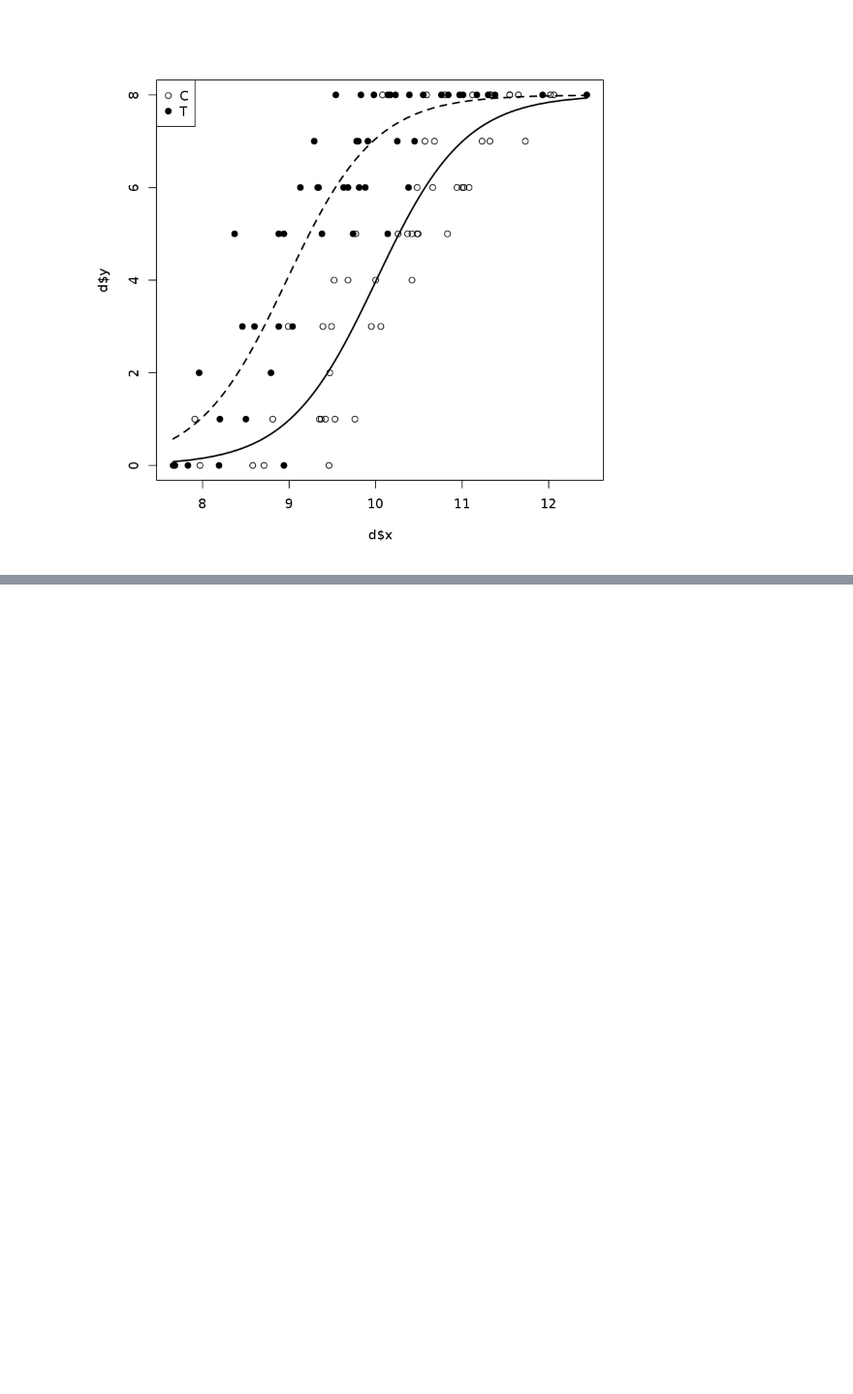
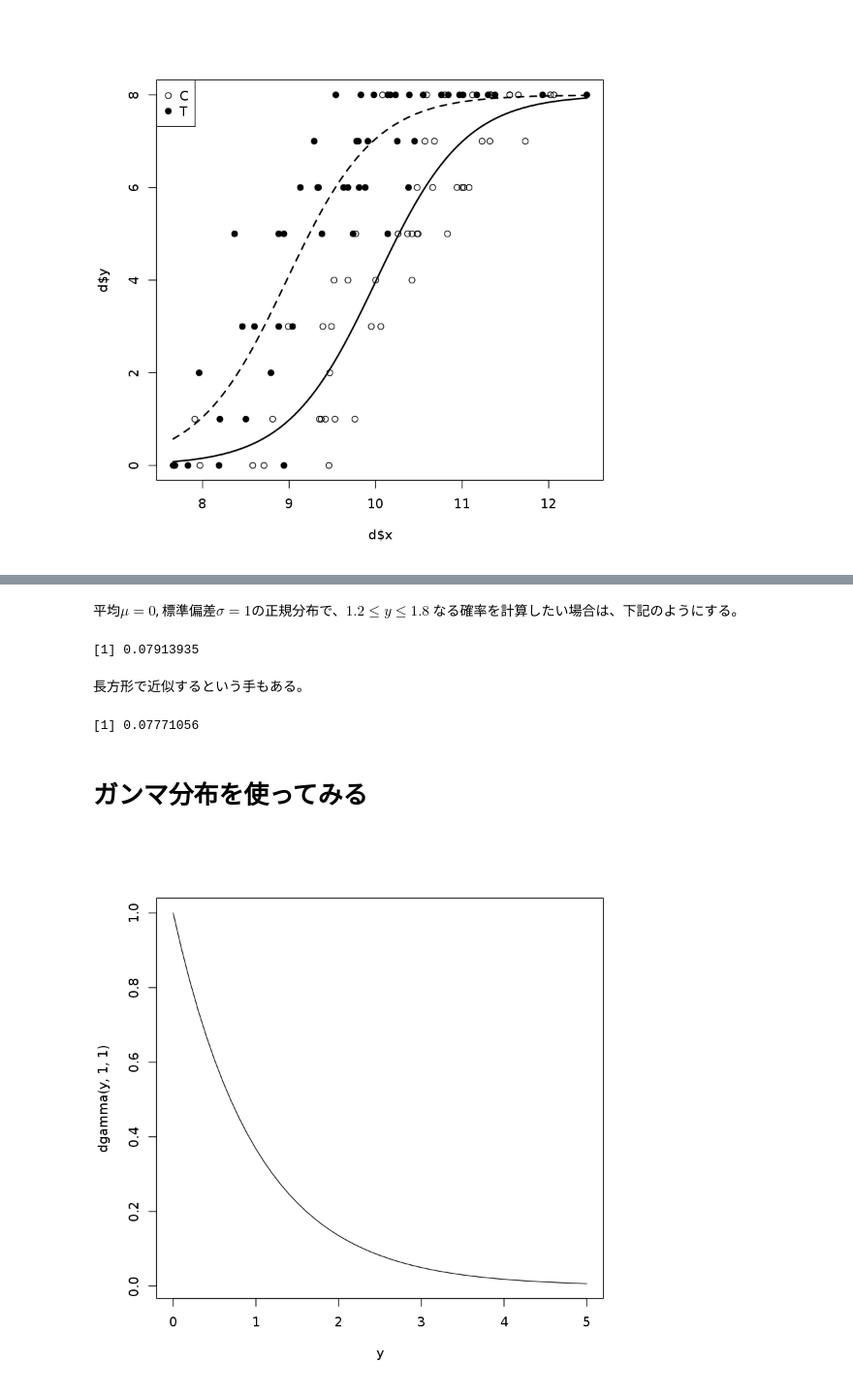
Before and after one commit to tushuhei/statisticalDataModeling, a Jupyter notebook: 6_glm_application.ipynb, the cells around one changed output, grey strips where cells are left out. Shown at 97% size. Drawn from its saved outputs; the diff is of its cells as text; code cells hidden in the pictures; blank space fills up the shorter version.

```diff
--- a/6_glm_application.ipynb
+++ b/6_glm_application.ipynb
@@ -75,0 +171,19 @@ legend("topleft", legend=c("C", "T"), pch=c(21, 19))
+# %% [markdown]
+平均$\mu=0$, 標準偏差$\sigma=1$の正規分布で、$1.2 \leq y \leq 1.8$ なる確率を計算したい場合は、下記のようにする。
+# %%
+pnorm(1.8, 0, 1) - pnorm(1.2, 0, 1)
+# %% [output]
+[1] 0.07913935
+# %% [markdown]
+長方形で近似するという手もある。
+# %%
+(1.8 - 1.2) * dnorm(1.5, mean=0, sd=1)
+# %% [output]
+[1] 0.07771056
+# %% [markdown]
+# ガンマ分布を使ってみる
+# %%
+y <- seq(0, 5, 0.1)
+plot(y, dgamma(y, 1, 1), type="l")
+# %% [output]
+[figure, added]
```
Also changed, not shown: parts of 16 cells of this notebook, 2 other files.
